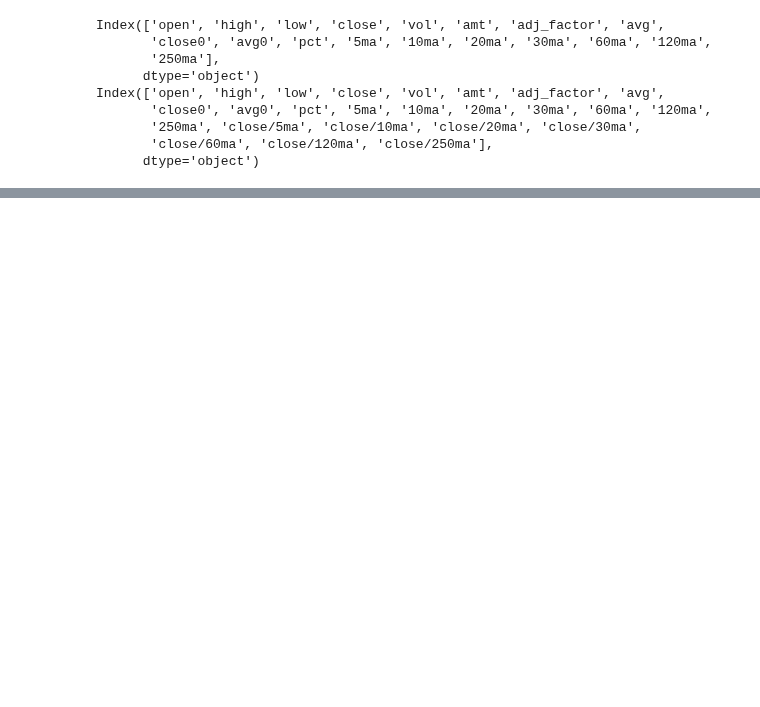
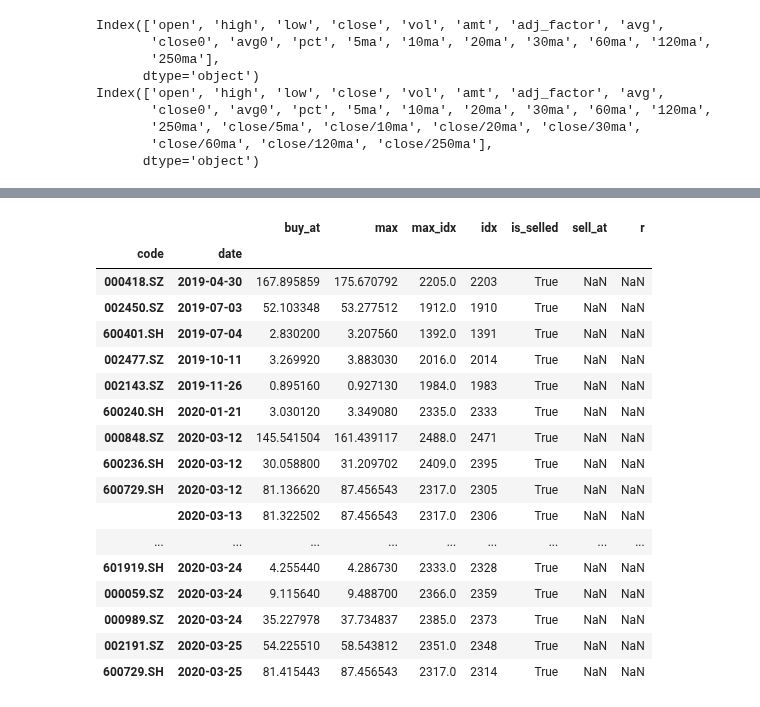
Before and after one commit to Bantorra0/Quant, a Jupyter notebook: long_trend_oversold_analysis.ipynb, the cells around one changed output, grey strips where cells are left out. Drawn from its saved outputs; the diff is of its cells as text; code cells hidden in the pictures; blank space fills up the shorter version.

```diff
--- a/long_trend_oversold_analysis.ipynb
+++ b/long_trend_oversold_analysis.ipynb
@@ -119,0 +275,21 @@ ml.assess
+# %%
+df_r[(df_r.is_selled==True) & (df_r.r.isnull())].sort_values('date').head(50)
+# %% [output]
+|  |  | buy_at | max | max_idx | idx | is_selled | sell_at | r |
+| code | date |  |  |  |  |  |  |  |
+| 000418.SZ | 2019-04-30 | 167.895859 | 175.670792 | 2205.0 | 2203 | True | NaN | NaN |
+| 002450.SZ | 2019-07-03 | 52.103348 | 53.277512 | 1912.0 | 1910 | True | NaN | NaN |
+| 600401.SH | 2019-07-04 | 2.830200 | 3.207560 | 1392.0 | 1391 | True | NaN | NaN |
+| 002477.SZ | 2019-10-11 | 3.269920 | 3.883030 | 2016.0 | 2014 | True | NaN | NaN |
+| 002143.SZ | 2019-11-26 | 0.895160 | 0.927130 | 1984.0 | 1983 | True | NaN | NaN |
+| 600240.SH | 2020-01-21 | 3.030120 | 3.349080 | 2335.0 | 2333 | True | NaN | NaN |
+| 000848.SZ | 2020-03-12 | 145.541504 | 161.439117 | 2488.0 | 2471 | True | NaN | NaN |
+| 600236.SH | 2020-03-12 | 30.058800 | 31.209702 | 2409.0 | 2395 | True | NaN | NaN |
+| 600729.SH | 2020-03-12 | 81.136620 | 87.456543 | 2317.0 | 2305 | True | NaN | NaN |
+|  | 2020-03-13 | 81.322502 | 87.456543 | 2317.0 | 2306 | True | NaN | NaN |
+| ... | ... | ... | ... | ... | ... | ... | ... | ... |
+| 601919.SH | 2020-03-24 | 4.255440 | 4.286730 | 2333.0 | 2328 | True | NaN | NaN |
+| 000059.SZ | 2020-03-24 | 9.115640 | 9.488700 | 2366.0 | 2359 | True | NaN | NaN |
+| 000989.SZ | 2020-03-24 | 35.227978 | 37.734837 | 2385.0 | 2373 | True | NaN | NaN |
+| 002191.SZ | 2020-03-25 | 54.225510 | 58.543812 | 2351.0 | 2348 | True | NaN | NaN |
+| 600729.SH | 2020-03-25 | 81.415443 | 87.456543 | 2317.0 | 2314 | True | NaN | NaN |
```
Also changed, not shown: parts of 24 cells of this notebook, 4 other files.
